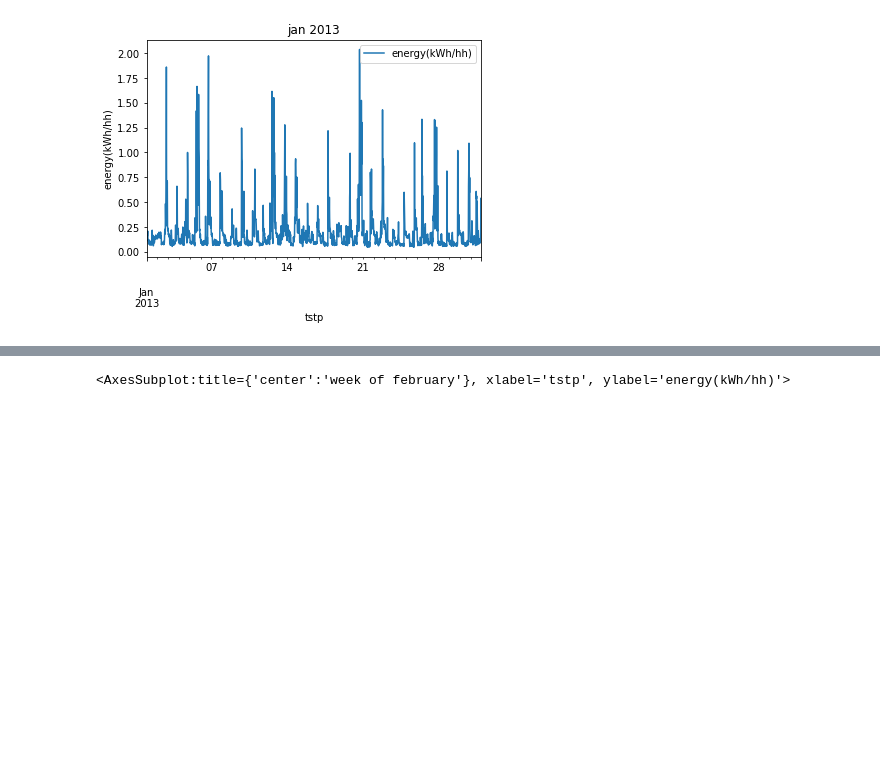
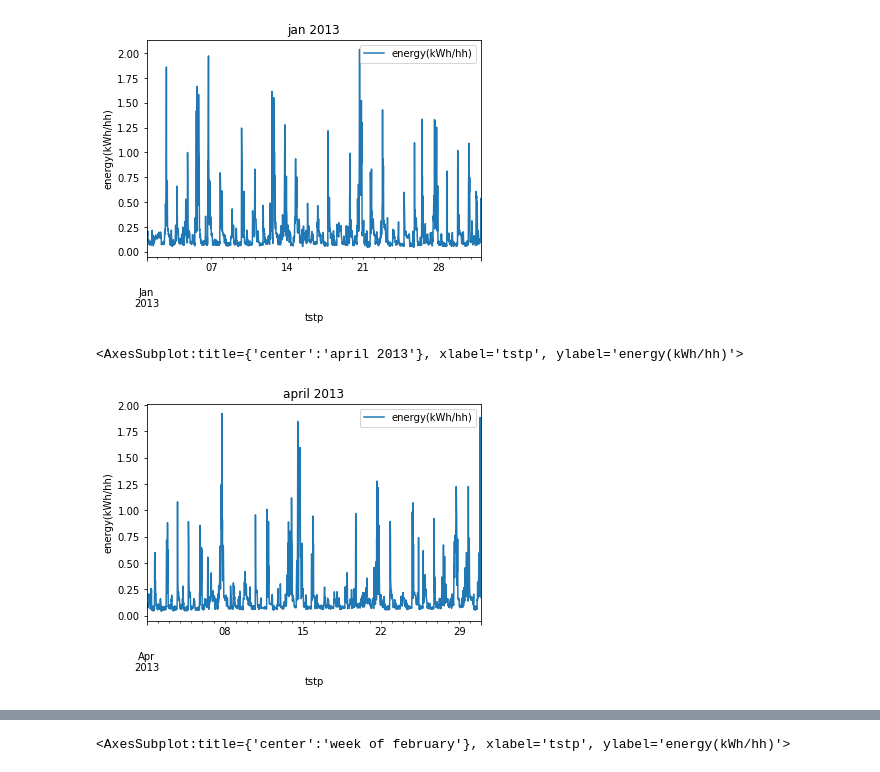
Before and after one commit to SindreMohr/Bachelor_thesis, a Jupyter notebook: halfhourly_data_visualization.ipynb, the cells around one changed output, grey strips where cells are left out. Drawn from its saved outputs; the diff is of its cells as text; code cells hidden in the pictures; blank space fills up the shorter version.

```diff
--- a/halfhourly_data_visualization.ipynb
+++ b/halfhourly_data_visualization.ipynb
@@ -119,4 +119,9 @@ hh_df.loc["2013-01-01":"2013-01-31"].plot( y ="energy(kWh/hh)", ylabel = "energy
 # %% [output]
 <AxesSubplot:title={'center':'jan 2013'}, xlabel='tstp', ylabel='energy(kWh/hh)'>
 [figure]
+# %%
+hh_df.loc["2013-04-01":"2013-04-30"].plot( y ="energy(kWh/hh)", ylabel = "energy(kWh/hh)", title="april 2013" )
+# %% [output]
+<AxesSubplot:title={'center':'april 2013'}, xlabel='tstp', ylabel='energy(kWh/hh)'>
+[figure, added]
 # %%
```
Also changed, not shown: parts of 5 cells of this notebook, 2 other files.
